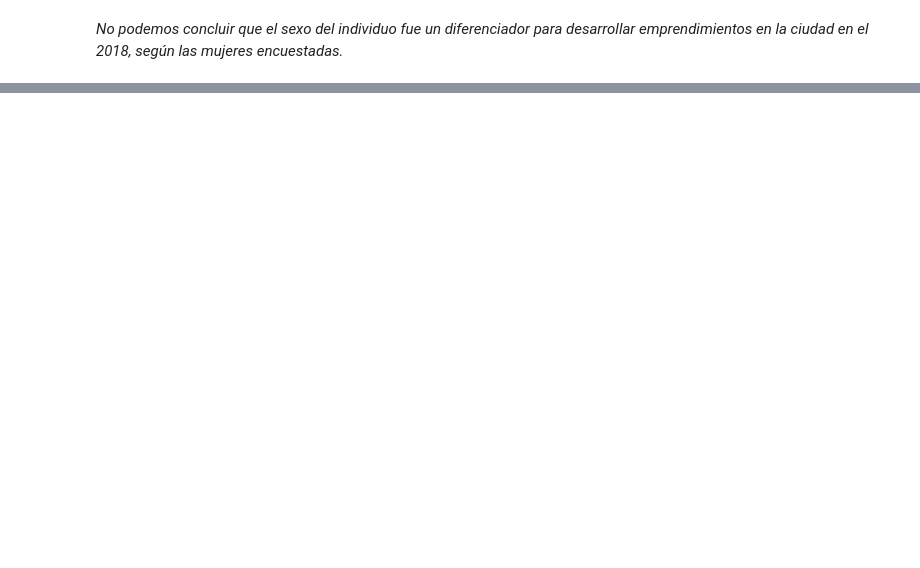
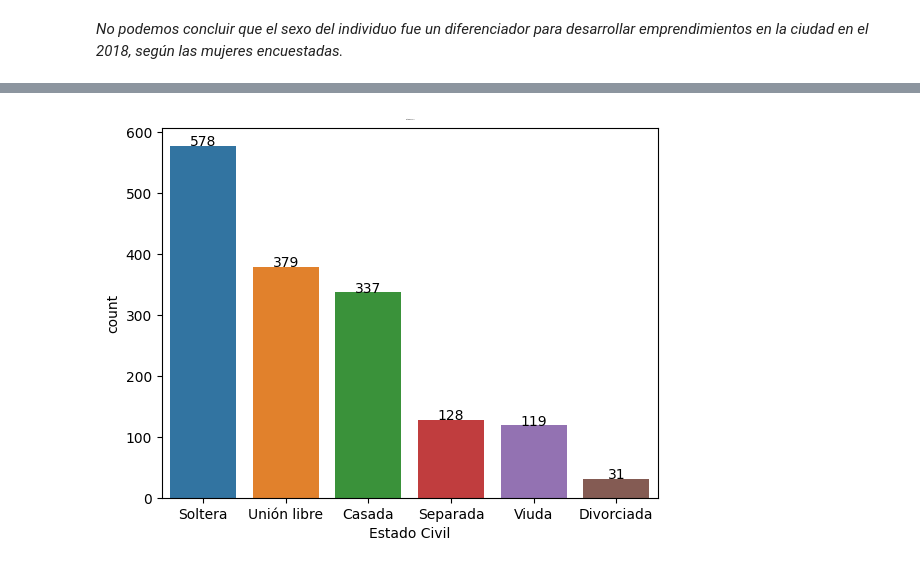
Before and after one commit to laurash96/Women-economic-autonomy-2018-MEData, a Jupyter notebook: Economic_Autonomy_Secretaría_de_las_Mujeres_2018.ipynb, the cells around one changed output, grey strips where cells are left out. Saved outputs shown, nothing was run; the diff lists cells and outputs as text; code cells hidden in the pictures; blank space fills up the shorter version.

```diff
--- a/Economic_Autonomy_Secretaría_de_las_Mujeres_2018.ipynb
+++ b/Economic_Autonomy_Secretaría_de_las_Mujeres_2018.ipynb
@@ -275,2 +276,12 @@ plt.show()
 # %% [markdown]
 *No podemos concluir que el sexo del individuo fue un diferenciador para desarrollar emprendimientos en la ciudad en el 2018, según las mujeres encuestadas.*
+# %%
+ax = sns.countplot(data=women_dataframe, x=women_dataframe["¿Su iniciativa está siendo acompañada actualmente en algún proceso de fortalecimiento empresarial?"],order = women_dataframe["¿Ha tenido dificultades por ser mujer para desarrollar su emprendimiento?"].value_counts().index)
+ax.set_title("¿Su iniciativa está siendo acompañada actualmente en algún proceso de fortalecimiento empresarial?", fontsize=1)
+i=0
+for p in ax.patches:
+    height = p.get_height()
+    ax.text(p.get_x()+p.get_width()/2., height + 0.1,
+        women_dataframe["¿Su iniciativa está siendo acompañada actualmente en algún proceso de fortalecimiento empresarial?"].value_counts()[i],ha="center")
+    i += 1
+plt.show()
@@ -276,0 +290,12 @@ plt.show()
+# %%
+ax = sns.countplot(data=women_dataframe, x=women_dataframe["Estado Civil"],order = women_dataframe["Estado Civil"].value_counts().index)
+ax.set_title("Estado Civil", fontsize=1)
+i=0
+for p in ax.patches:
+    height = p.get_height()
+    ax.text(p.get_x()+p.get_width()/2., height + 0.1,
+        women_dataframe["Estado Civil"].value_counts()[i],ha="center")
+    i += 1
+plt.show()
+# %% [output]
+[figure, added]
```
Also changed, not shown: parts of 9 cells of this notebook.
